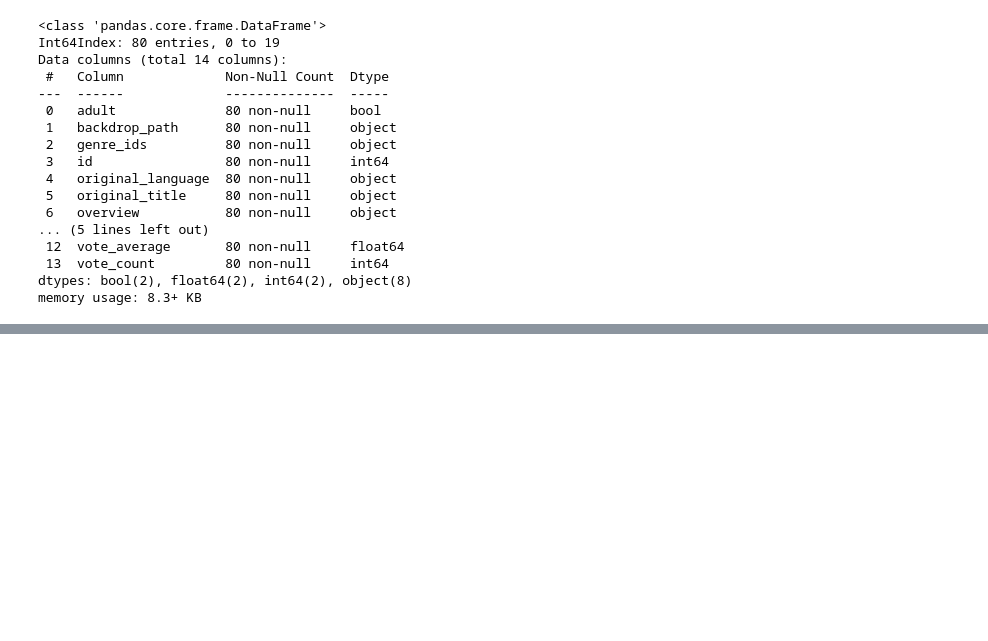
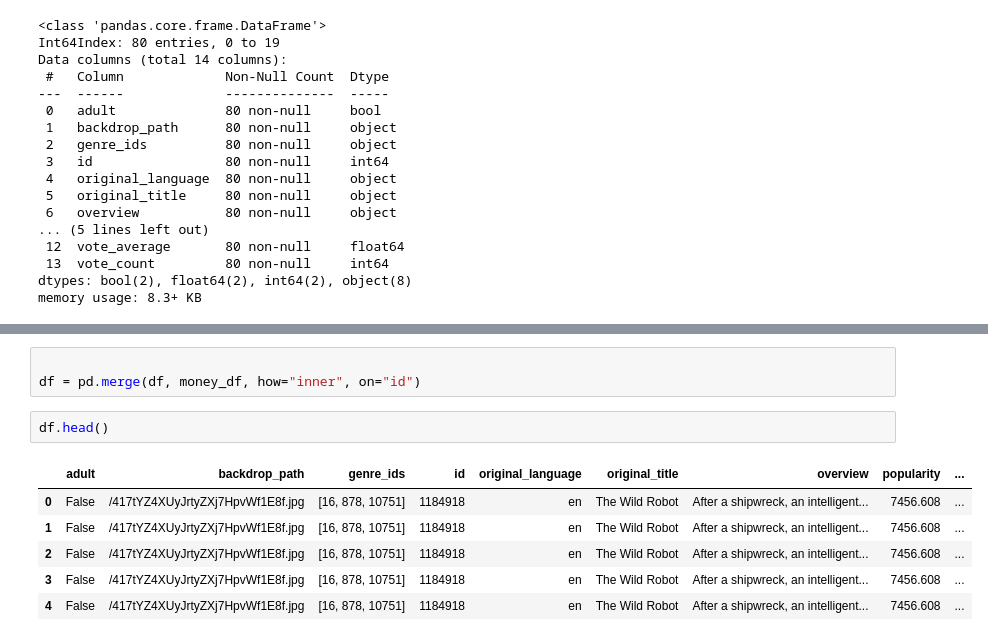
Before and after one commit to calebLSw/AI-1, a Jupyter notebook: Semester 1/Movies/Movies.ipynb, the cells around one changed output, grey strips where cells are left out. Saved outputs shown, nothing was run; the diff lists cells and outputs as text; blank space fills up the shorter version.

```diff
--- a/Semester 1/Movies/Movies.ipynb
+++ b/Semester 1/Movies/Movies.ipynb
@@ -169,0 +189,12 @@ IndentationError: expected an indented block (181300868.py, line 2)
+# %%
+
+df = pd.merge(df, money_df, how="inner", on="id")
+# %%
+df.head()
+# %% [output]
+|  | adult | backdrop_path | genre_ids | id | original_language | original_title | overview | popularity | ... |
+| 0 | False | /417tYZ4XUyJrtyZXj7HpvWf1E8f.jpg | [16, 878, 10751] | 1184918 | en | The Wild Robot | After a shipwreck, an intelligent... | 7456.608 | ... |
+| 1 | False | /417tYZ4XUyJrtyZXj7HpvWf1E8f.jpg | [16, 878, 10751] | 1184918 | en | The Wild Robot | After a shipwreck, an intelligent... | 7456.608 | ... |
+| 2 | False | /417tYZ4XUyJrtyZXj7HpvWf1E8f.jpg | [16, 878, 10751] | 1184918 | en | The Wild Robot | After a shipwreck, an intelligent... | 7456.608 | ... |
+| 3 | False | /417tYZ4XUyJrtyZXj7HpvWf1E8f.jpg | [16, 878, 10751] | 1184918 | en | The Wild Robot | After a shipwreck, an intelligent... | 7456.608 | ... |
+| 4 | False | /417tYZ4XUyJrtyZXj7HpvWf1E8f.jpg | [16, 878, 10751] | 1184918 | en | The Wild Robot | After a shipwreck, an intelligent... | 7456.608 | ... |
```
Also changed, not shown: parts of 15 cells of this notebook, 1 other file.
